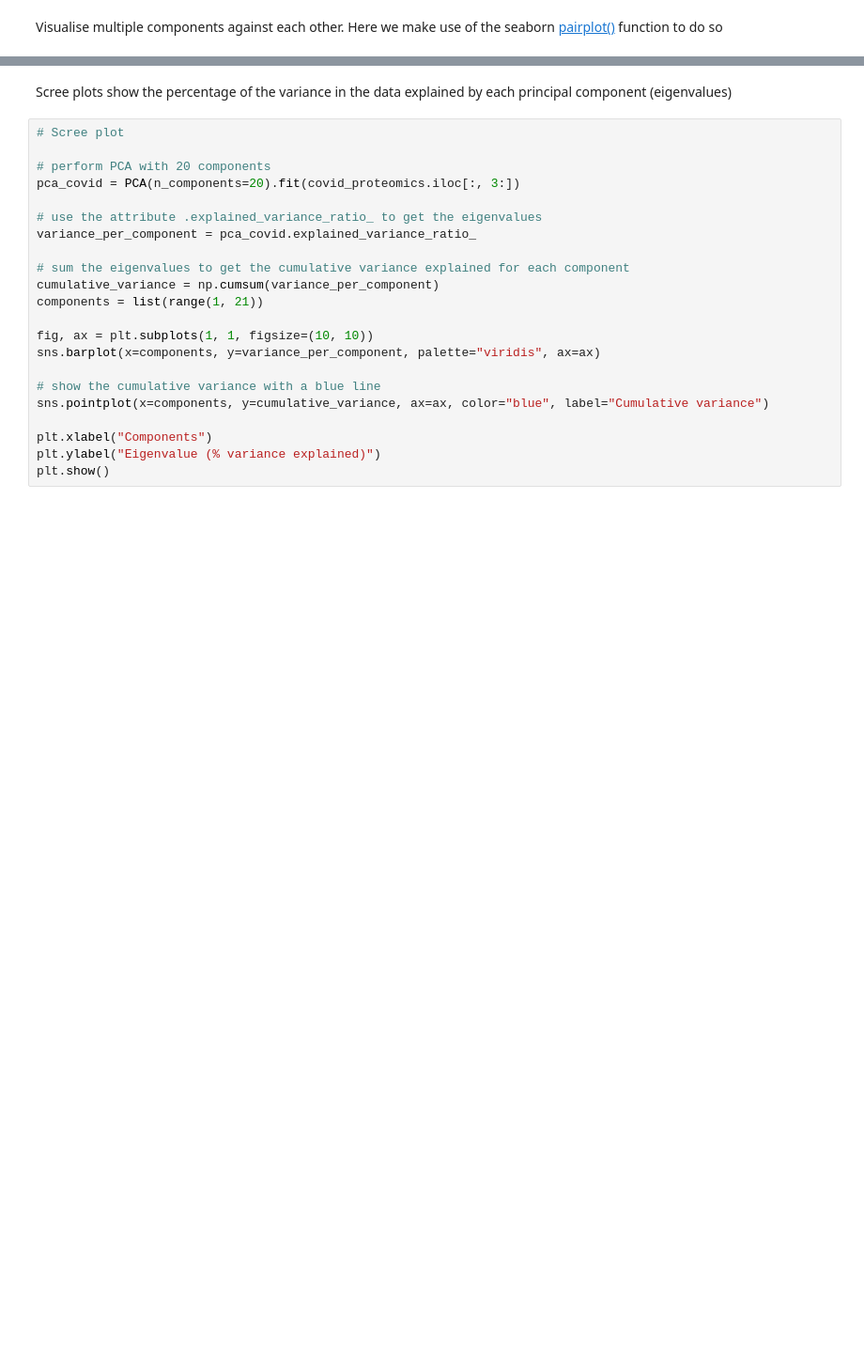
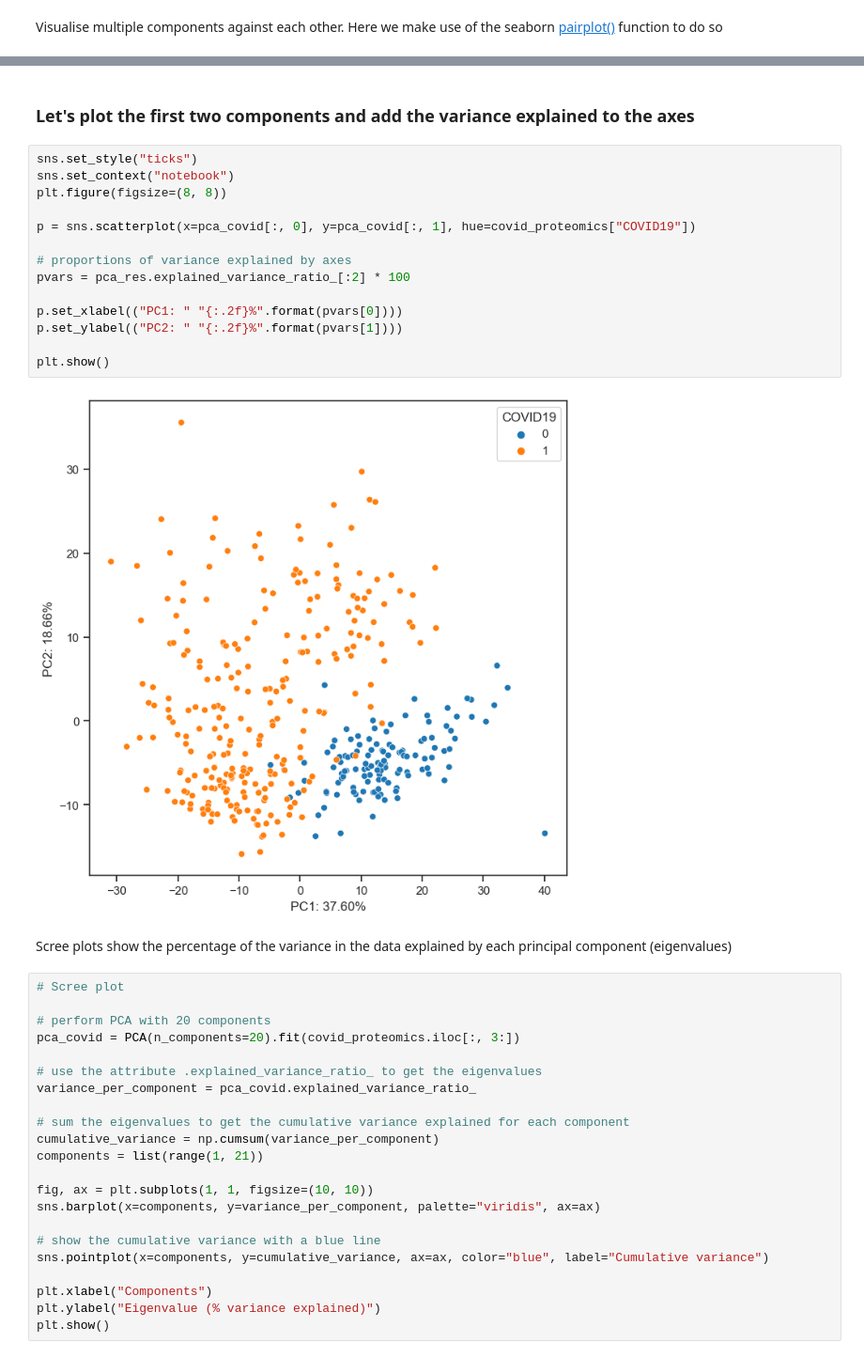
Before and after one commit to ICL-BMB-BiDS/BIDS2-DimensionReduction1, a Jupyter notebook: BIDS_02_DimensionReduction_1.ipynb, the cells around one changed output, grey strips where cells are left out. Shown at 94% size. Drawn from its saved outputs; the diff is of its cells as text; blank space fills up the shorter version.

```diff
--- a/BIDS_02_DimensionReduction_1.ipynb
+++ b/BIDS_02_DimensionReduction_1.ipynb
@@ -109,3 +169,21 @@ plt.show()
+# %% [markdown]
+### Let's plot the first two components and add the variance explained to the axes
+# %%
+sns.set_style("ticks")
+sns.set_context("notebook")
+plt.figure(figsize=(8, 8))
+
+p = sns.scatterplot(x=pca_covid[:, 0], y=pca_covid[:, 1], hue=covid_proteomics["COVID19"])
+
+# proportions of variance explained by axes
+pvars = pca_res.explained_variance_ratio_[:2] * 100
+
+p.set_xlabel(("PC1: " "{:.2f}%".format(pvars[0])))
+p.set_ylabel(("PC2: " "{:.2f}%".format(pvars[1])))
+
+plt.show()
+# %% [output]
+[figure, added]
 # %% [markdown]
 Scree plots show the percentage of the variance in the data explained by each principal component (eigenvalues)
 # %%
```
Also changed, not shown: parts of 19 cells of this notebook.
